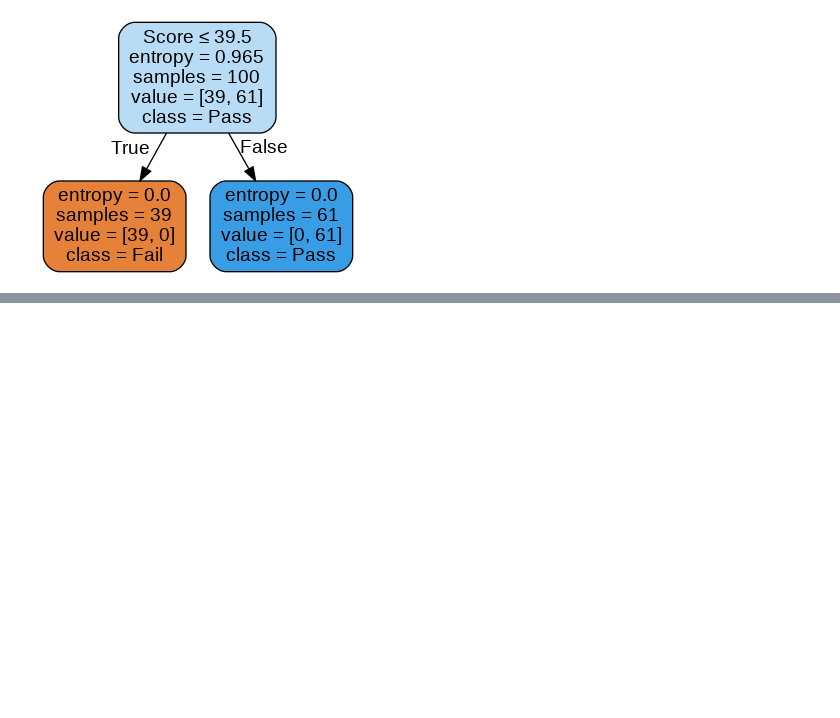
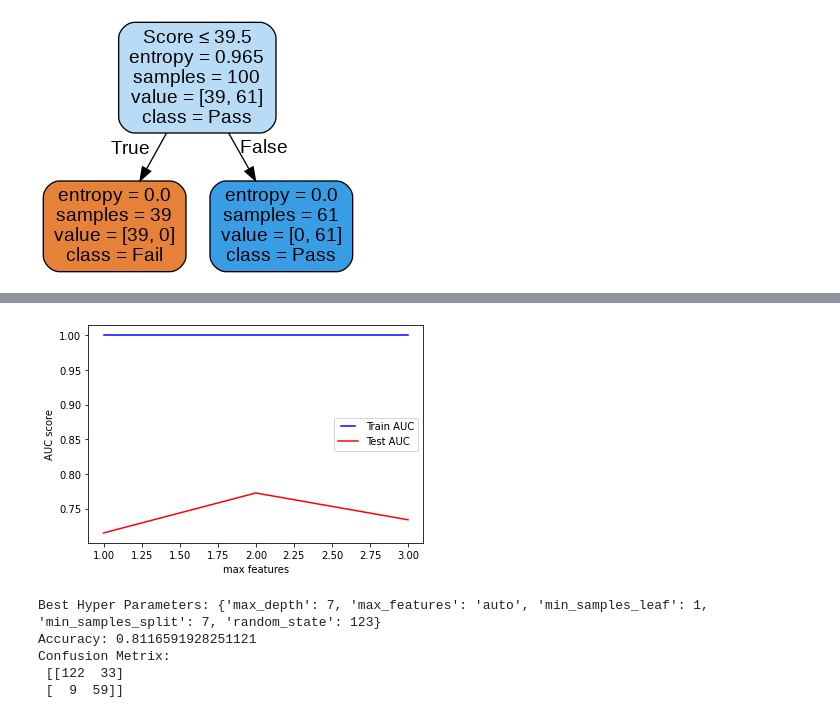
Before and after one commit to chandraSekar123/ML_Deployment_Django, a Jupyter notebook: Decision_Tree.ipynb, the cells around one changed output, grey strips where cells are left out. Drawn from its saved outputs; the diff is of its cells as text; code cells hidden in the pictures; blank space fills up the shorter version.

```diff
--- a/Decision_Tree.ipynb
+++ b/Decision_Tree.ipynb
@@ -215,0 +362,59 @@ plot_decision_tree(clf, X_train.columns,["Fail", "Pass"])
+# %%
+
+max_features = list(range(1,4))
+train_results = []
+test_results = []
+for max_feature in max_features:
+   dt = DecisionTreeClassifier(max_features=max_feature)
+   dt.fit(x_train, y_train)
+   train_pred = dt.predict(x_train)
+   false_positive_rate, true_positive_rate, thresholds = roc_curve(y_train, train_pred)
+   roc_auc = auc(false_positive_rate, true_positive_rate)
+   train_results.append(roc_auc)
+   y_pred = dt.predict(x_test)
+   false_positive_rate, true_positive_rate, thresholds = roc_curve(y_test, y_pred)
+   roc_auc = auc(false_positive_rate, true_positive_rate)
+   test_results.append(roc_auc)
+from matplotlib.legend_handler import HandlerLine2D
+line1, = plt.plot(max_features, train_results, 'b', label="Train AUC")
+line2, = plt.plot(max_features, test_results, 'r', label="Test AUC")
+plt.legend(handler_map={line1: HandlerLine2D(numpoints=2)})
+plt.ylabel('AUC score')
+plt.xlabel('max features')
+plt.show()
+# %% [output]
+[figure, added]
+# %%
+##With Hyper Parameters Tuning
+#2-1,DesicionTree
+#importing modules
+from sklearn.model_selection import GridSearchCV
+from sklearn.tree import DecisionTreeClassifier
+#making the instance
+model= DecisionTreeClassifier(random_state=1234)
+#Hyper Parameters Set
+params = {'max_features': ['auto', 'sqrt', 'log2'],
+          'min_samples_split': [2,3,4,5,6,7,8,9,10,11,12,13,14,15],
+          'max_depth': [2,3,4,5,6,7,8,9,10,11,12,13,14,15],
+          'min_samples_leaf':[1,2,3,4,5,6,7,8,9,10,11],
+          'random_state':[123]}
+#Making models with hyper parameters sets
+model1 = GridSearchCV(model, param_grid=params, n_jobs=-1)
+#Learning
+model1.fit(x_train,y_train)
+#The best hyper parameters set
+print("Best Hyper Parameters:",model1.best_params_)
+#Prediction
+prediction=model1.predict(x_test)
+#importing the metrics module
+from sklearn import metrics
+#evaluation(Accuracy)
+print("Accuracy:",metrics.accuracy_score(prediction,y_test))
+#evaluation(Confusion Metrix)
+print("Confusion Metrix:\n",metrics.confusion_matrix(prediction,y_test))
+# %% [output]
+Best Hyper Parameters: {'max_depth': 7, 'max_features': 'auto', 'min_samples_leaf': 1, 'min_samples_split': 7, 'random_state': 123}
+Accuracy: 0.8116591928251121
+Confusion Metrix:
+ [[122  33]
+ [  9  59]]
```
Also changed, not shown: parts of 17 cells of this notebook.
